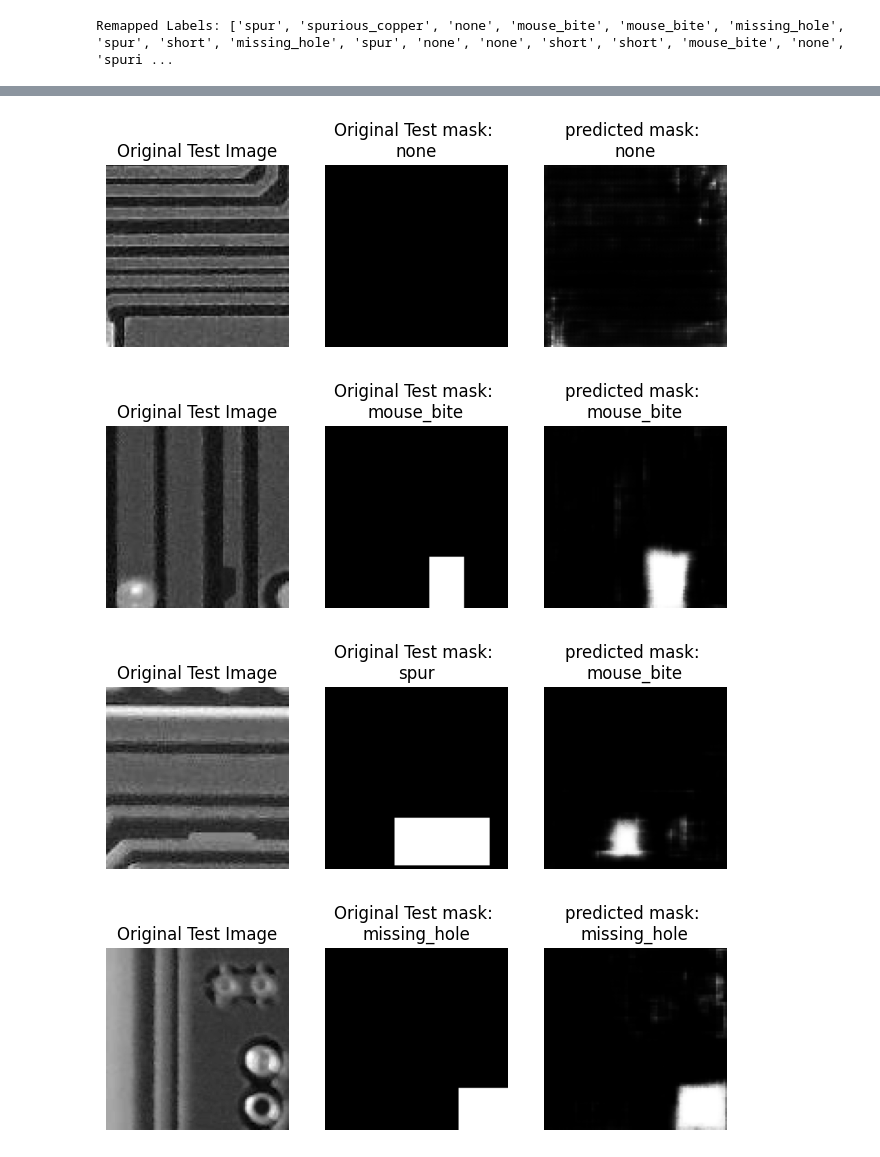
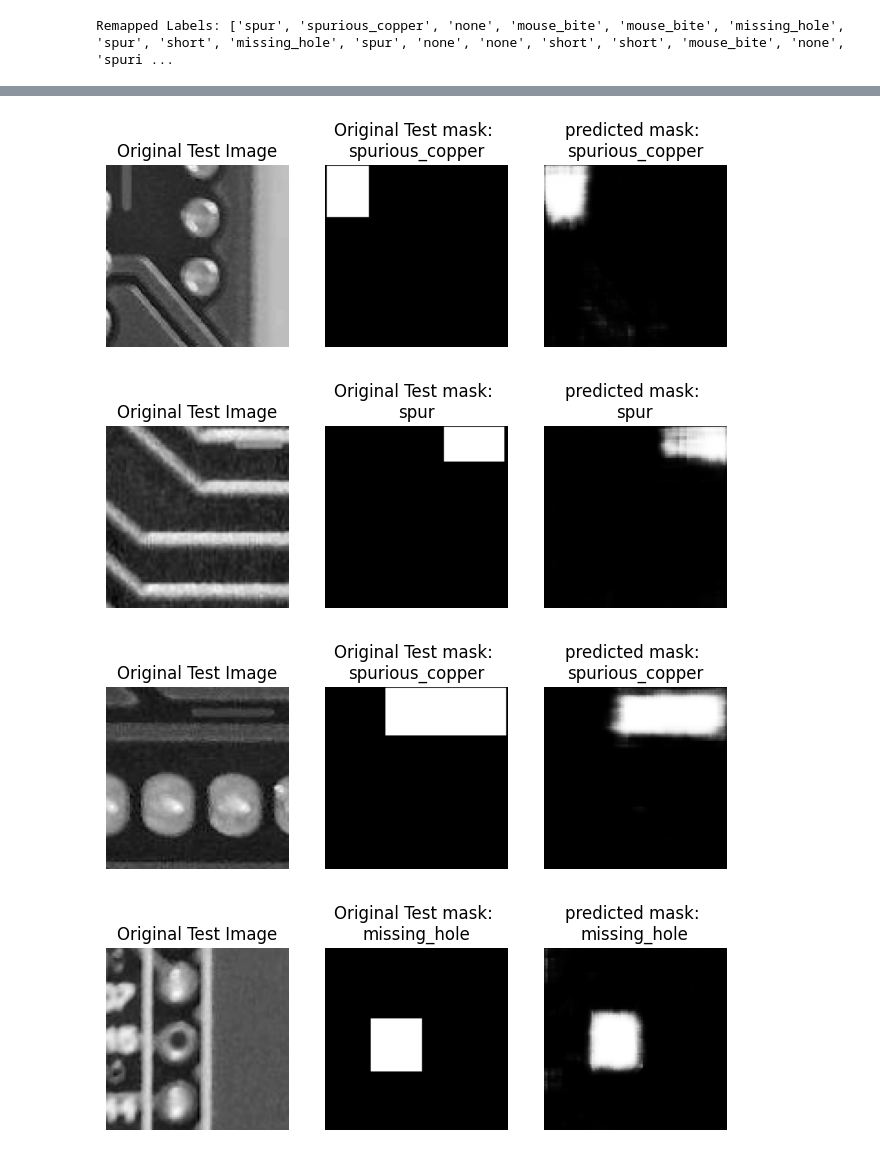
Before and after one commit to taubenus/PCB_Defects_Detection, a Jupyter notebook: notebooks/models/PCB_enhanced_unet_segmentation_classification.ipynb, the cells around one changed output, grey strips where cells are left out. Saved outputs shown, nothing was run; the diff lists cells and outputs as text; code cells hidden in the pictures.

```diff
--- a/notebooks/models/PCB_enhanced_unet_segmentation_classification.ipynb
+++ b/notebooks/models/PCB_enhanced_unet_segmentation_classification.ipynb
@@ -823,7 +823,7 @@ def elegant_unet_segmentation_classification(input_shape, num_classes):
 
     inputs = layers.Input(shape=input_shape)
 
-    # Encoder with corrected residual connections
+    # RES part of model: with residual connections
     def conv_block(input_tensor, num_filters):
         x = layers.Conv2D(num_filters, 3, activation='relu', padding='same')(input_tensor)
         x = layers.BatchNormalization()(x)
@@ -835,15 +835,6 @@ def elegant_unet_segmentation_classification(input_shape, num_classes):
 
         return layers.add([x, input_tensor_transformed])
 
-    # Adding depthwise separable convolution
-    def depthwise_conv_block(input_tensor, num_filters):
-        x = layers.DepthwiseConv2D(3, activation='relu', padding='same')(input_tensor)
-        x = layers.BatchNormalization()(x)
-        x = layers.Conv2D(num_filters, 1, activation='relu', padding='same')(x)
-        x = layers.BatchNormalization()(x)
-        return x
-
-
     # Encoder
     conv1 = conv_block(inputs, 64)
     pool1 = layers.MaxPooling2D(pool_size=(2, 2))(conv1)
@@ -851,7 +842,10 @@ def elegant_unet_segmentation_classification(input_shape, num_classes):
     pool2 = layers.MaxPooling2D(pool_size=(2, 2))(conv2)
 
     # Bottleneck with dilated convolution
-    conv3 = depthwise_conv_block(pool2, 256)
+    conv3 = layers.DepthwiseConv2D(3, activation='relu', padding='same')(pool2)
+    conv3 = layers.BatchNormalization()(conv3)
+    conv3 = layers.Conv2D(256, 1, activation='relu', padding='same')(conv3)
+    conv3 = layers.BatchNormalization()(conv3)
     conv3 = layers.Conv2D(256, 3, activation='relu', dilation_rate=2, padding='same')(conv3)
     conv3 = layers.BatchNormalization()(conv3)
 
@@ -1095,7 +1089,7 @@ print("Remapped Labels:", remapped_labels)
 Remapped Labels: ['spur', 'spurious_copper', 'none', 'mouse_bite', 'mouse_bite', 'missing_hole', 'spur', 'short', 'missing_hole', 'spur', 'none', 'none', 'short', 'short', 'mouse_bite', 'none', 'spuri ...
 # %%
 
-for i in range(0,14,1):
+for i in range(14,24,1):
 
 
     plt.figure(figsize = (8, 5))
@@ -1121,4 +1115,4 @@ for i in range(0,14,1):
-[figure, old version]
+[figure, new version]
-[figure, old version]
+[figure, new version]
-[figure, old version]
+[figure, new version]
-[figure, old version]
+[figure, new version]
```
Also changed, not shown: parts of 3 cells of this notebook, 1 other file.
